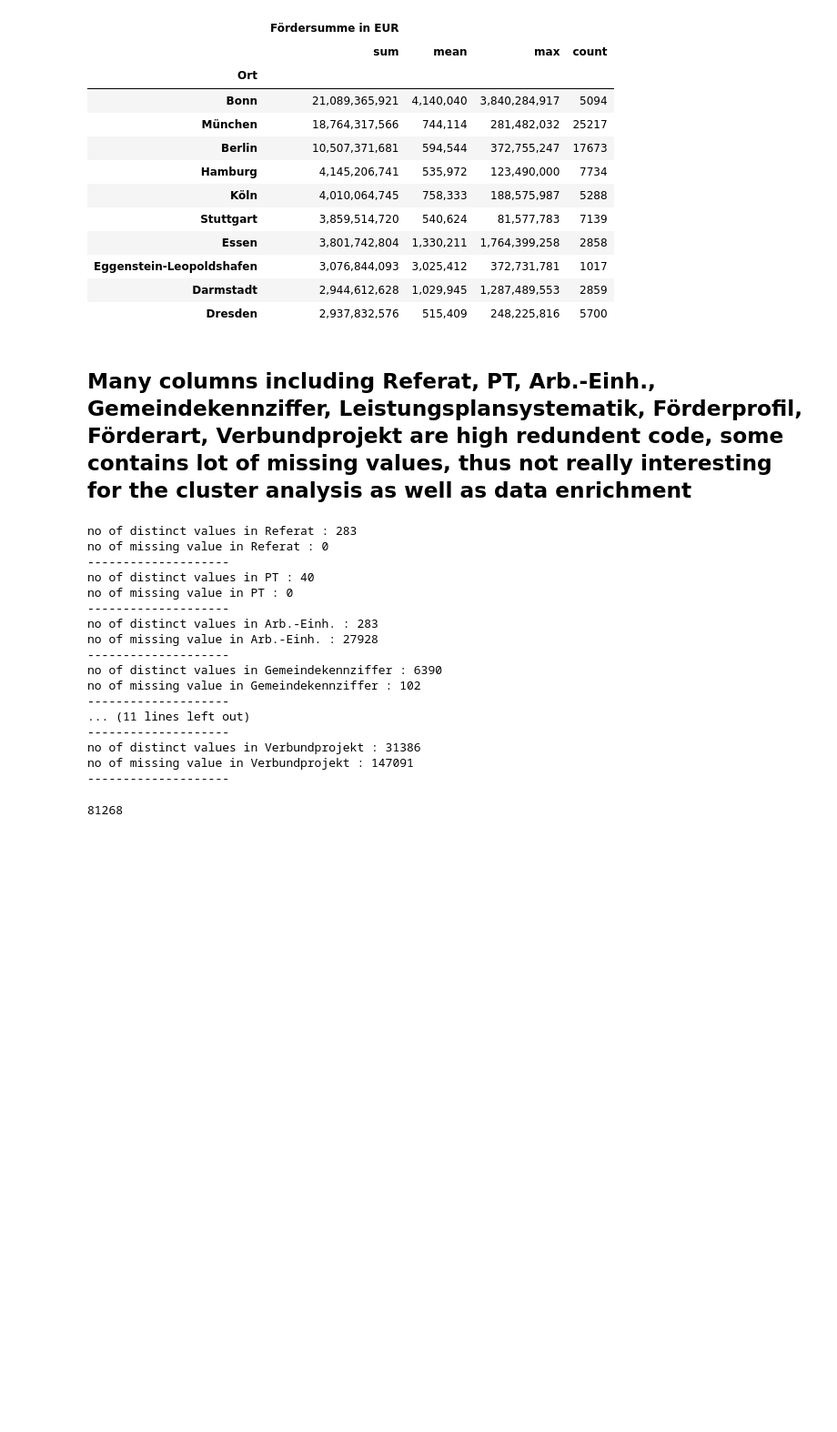
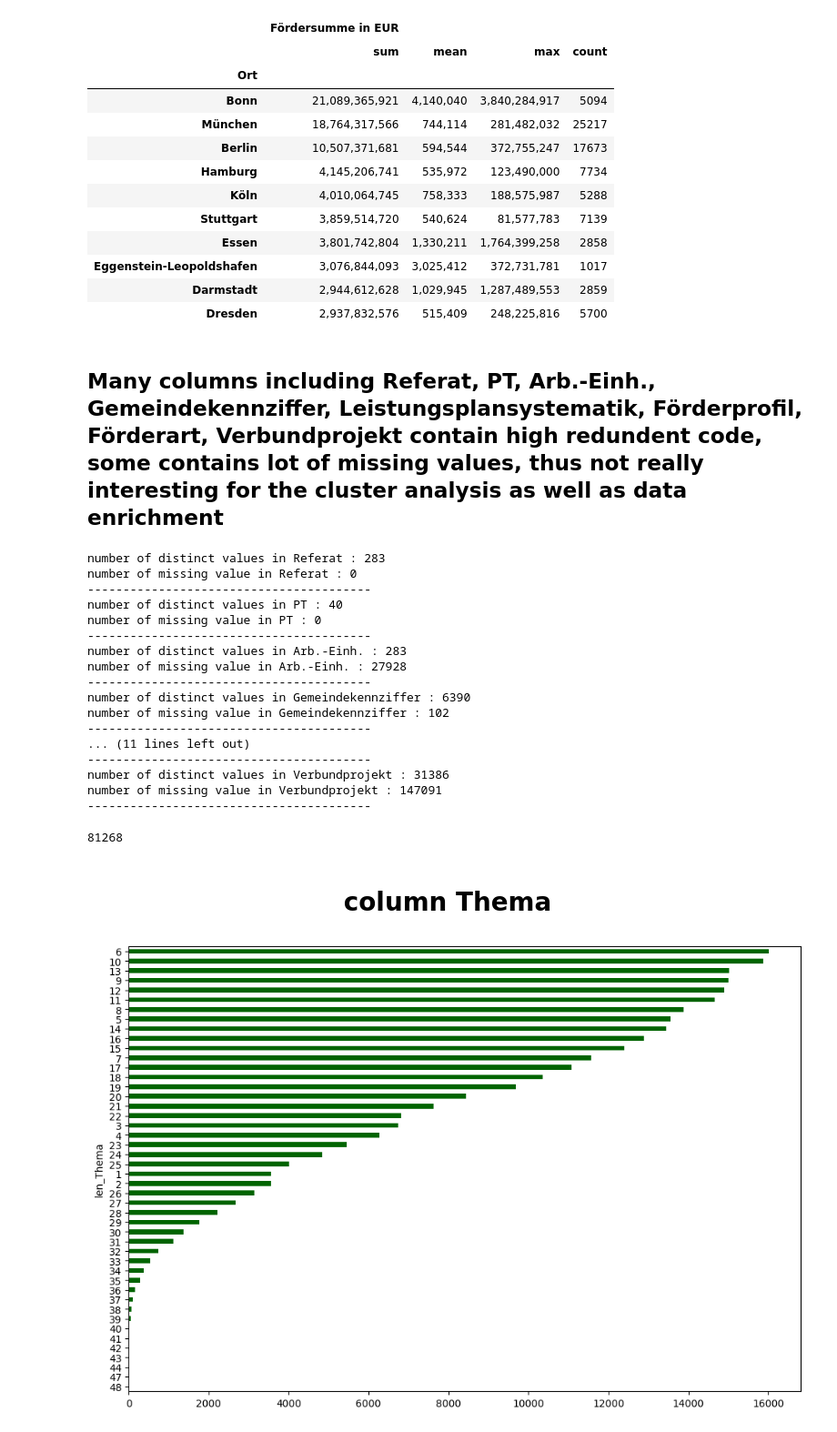
Before and after one commit to isaacduong/BMBF, a Jupyter notebook: eda/BMBF_eda (1. notebook).ipynb, the cells around one changed output. Shown: that part at 91% size. Cells and saved outputs as stored; diff of their text form; code cells hidden in the pictures; blank space fills up the shorter version.

```diff
--- a/eda/BMBF_eda (1. notebook).ipynb
+++ b/eda/BMBF_eda (1. notebook).ipynb
@@ -359,31 +363,43 @@ Ort_group_df.sort_values(("Fördersumme in EUR","sum"),ascending=False)[:10].sty
 | Darmstadt | 2,944,612,628 | 1,029,945 | 1,287,489,553 | 2859 |
 | Dresden | 2,937,832,576 | 515,409 | 248,225,816 | 5700 |
 # %% [markdown]
-## Many columns including Referat, PT, Arb.-Einh., Gemeindekennziffer, Leistungsplansystematik, Förderprofil, Förderart, Verbundprojekt are high redundent code, some contains lot of missing values, thus not really interesting for the cluster analysis as well as data enrichment <br>
+## Many columns including Referat, PT, Arb.-Einh., Gemeindekennziffer, Leistungsplansystematik, Förderprofil, Förderart, Verbundprojekt contain high redundent code, some contains lot of missing values, thus not really interesting for the cluster analysis as well as data enrichment <br>
 # %%
 for col in["Referat", "PT", "Arb.-Einh.", "Gemeindekennziffer", "Leistungsplansystematik","Klartext Leistungsplansystematik", "Förderprofil", "Förderart", "Verbundprojekt" ]:
-    print(f"no of distinct values in {col} :", BMBF[col].value_counts().shape[0])
-    print(f"no of missing value in {col} :", BMBF[col].isnull().sum())
-    print("-" * 20)
+    print(f"number of distinct values in {col} :", BMBF[col].value_counts().shape[0])
+    print(f"number of missing value in {col} :", BMBF[col].isnull().sum())
+    print("-" * 40)
 # %% [output]
-no of distinct values in Referat : 283
-no of missing value in Referat : 0
---------------------
-no of distinct values in PT : 40
-no of missing value in PT : 0
---------------------
-no of distinct values in Arb.-Einh. : 283
-no of missing value in Arb.-Einh. : 27928
---------------------
-no of distinct values in Gemeindekennziffer : 6390
-no of missing value in Gemeindekennziffer : 102
---------------------
+number of distinct values in Referat : 283
+number of missing value in Referat : 0
+----------------------------------------
+number of distinct values in PT : 40
+number of missing value in PT : 0
+----------------------------------------
+number of distinct values in Arb.-Einh. : 283
+number of missing value in Arb.-Einh. : 27928
+----------------------------------------
+number of distinct values in Gemeindekennziffer : 6390
+number of missing value in Gemeindekennziffer : 102
+----------------------------------------
 ... (11 lines left out)
---------------------
-no of distinct values in Verbundprojekt : 31386
-no of missing value in Verbundprojekt : 147091
---------------------
+----------------------------------------
+number of distinct values in Verbundprojekt : 31386
+number of missing value in Verbundprojekt : 147091
+----------------------------------------
 # %%
 BMBF["Ausführende Stelle"].value_counts().shape[0]
 # %% [output]
 81268
+# %% [markdown]
+# <center> column Thema </center>
+# %%
+# count words in column Thema
+BMBF["len_Thema"] = BMBF["Thema"].apply(lambda text: len(text.split()))
+# %%
+# many topics have a topic length between 5 an 15 words count
+plt.figure(figsize=(12, 8))
+BMBF["len_Thema"].value_counts(ascending=True).plot(kind="barh",color = "darkgreen");
+plt.show()
+# %% [output]
+[figure, added]
```
Also changed, not shown: parts of 19 cells of this notebook, 9 other files.
